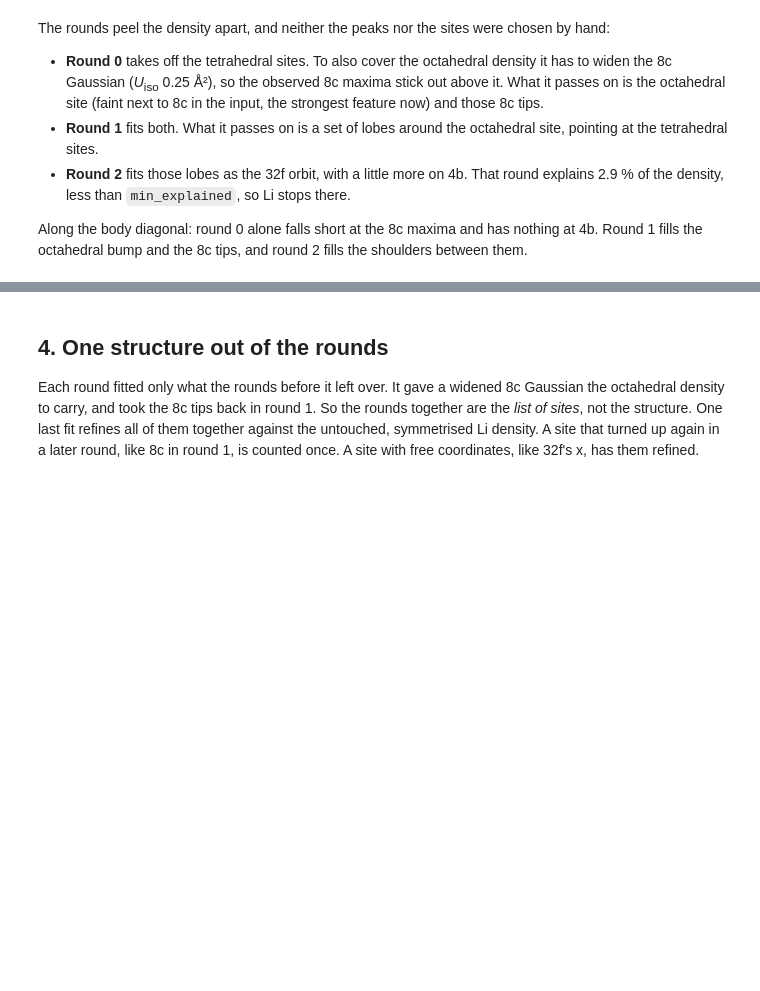
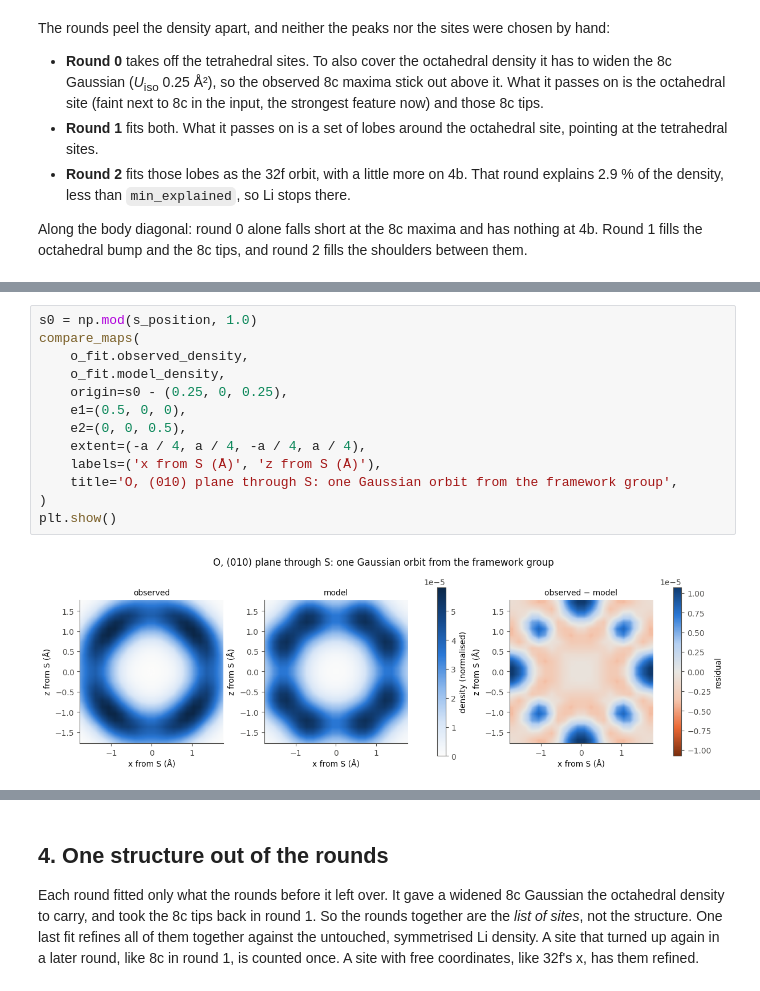
Before and after one commit to GEMDAT-repos/gemdat-notebooks, a Jupyter notebook: crystallizer_density_loop.ipynb, the cells around one changed output, grey strips where cells are left out. Cells and saved outputs as stored; diff of their text form; blank space fills up the shorter version.

```diff
--- a/crystallizer_density_loop.ipynb
+++ b/crystallizer_density_loop.ipynb
@@ -391,0 +446,15 @@ them.
+# %%
+s0 = np.mod(s_position, 1.0)
+compare_maps(
+    o_fit.observed_density,
+    o_fit.model_density,
+    origin=s0 - (0.25, 0, 0.25),
+    e1=(0.5, 0, 0),
+    e2=(0, 0, 0.5),
+    extent=(-a / 4, a / 4, -a / 4, a / 4),
+    labels=('x from S (Å)', 'z from S (Å)'),
+    title='O, (010) plane through S: one Gaussian orbit from the framework group',
+)
+plt.show()
+# %% [output]
+[figure, added]
```
Also changed, not shown: parts of 12 cells of this notebook.
